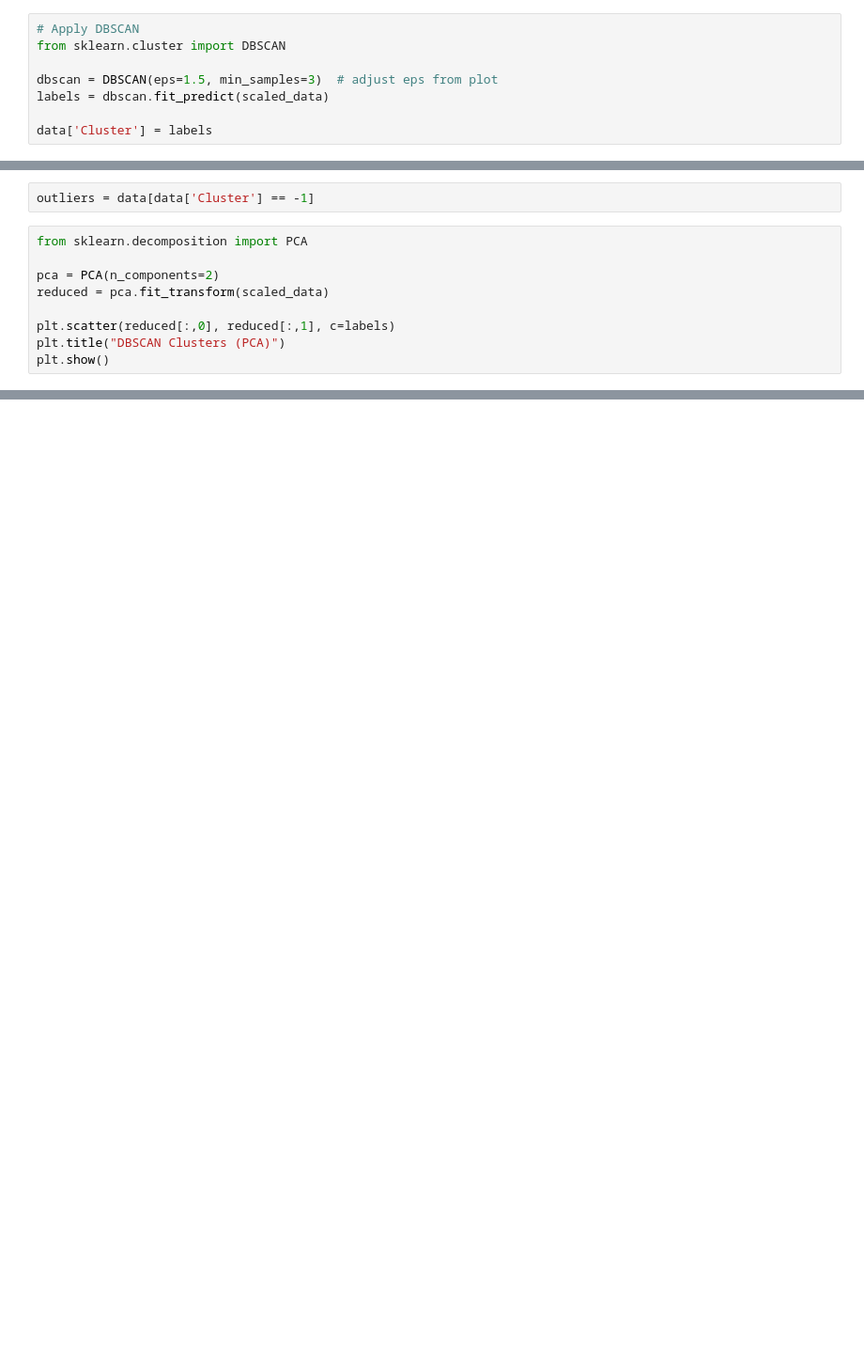
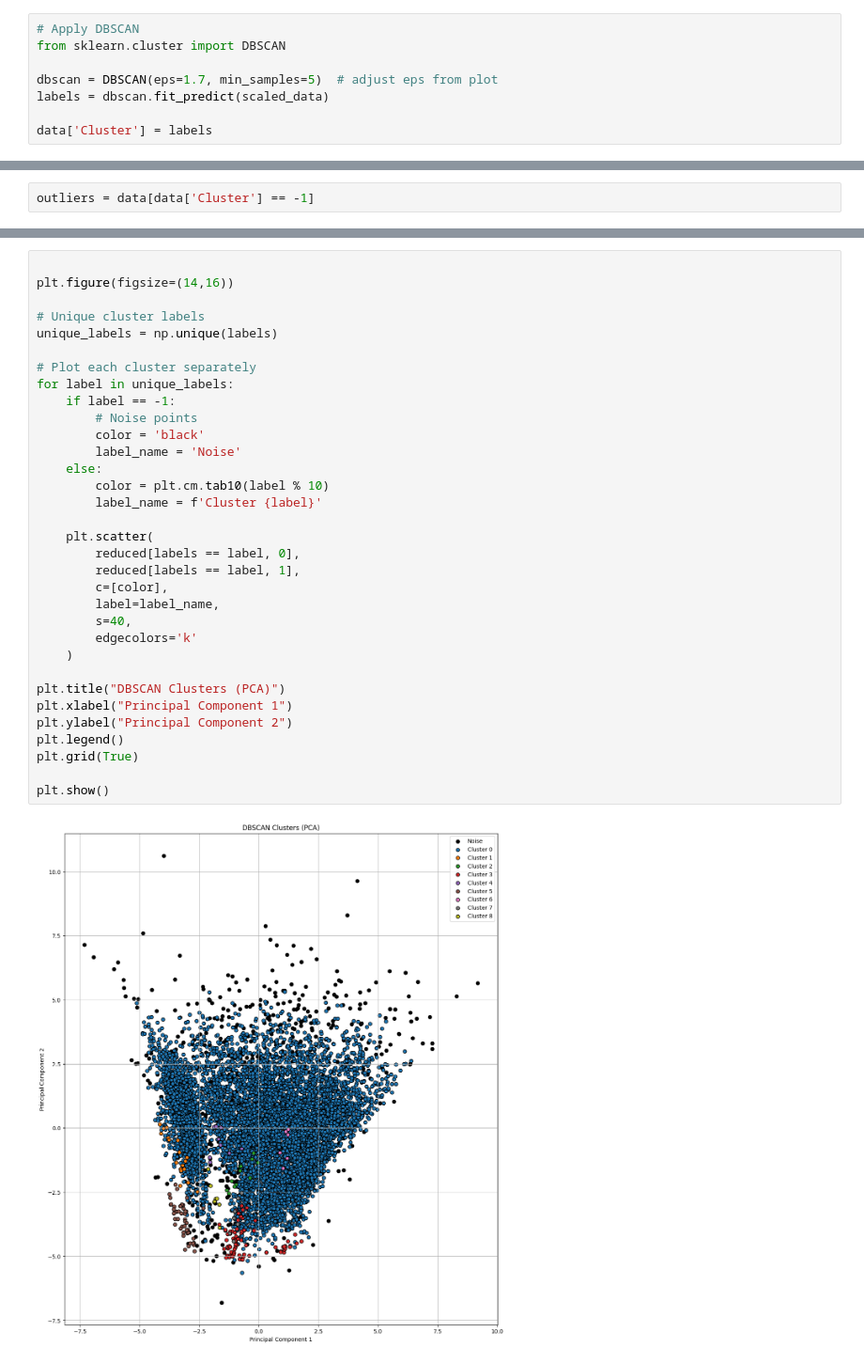
Before and after one commit to Ankit-07-chy/CS2207-Assignment, a Jupyter notebook: code/experiments/notebook.ipynb, the cells around one changed output, grey strips where cells are left out. Shown at 94% size. Cells and saved outputs as stored; diff of their text form; blank space fills up the shorter version.

```diff
--- a/code/experiments/notebook.ipynb
+++ b/code/experiments/notebook.ipynb
@@ -193,7 +193,7 @@ plt.show()
 # Apply DBSCAN
 from sklearn.cluster import DBSCAN
 
-dbscan = DBSCAN(eps=1.5, min_samples=3)  # adjust eps from plot
+dbscan = DBSCAN(eps=1.7, min_samples=5)  # adjust eps from plot
 labels = dbscan.fit_predict(scaled_data)
 
 data['Cluster'] = labels
@@ -239,12 +227,3 @@ Cluster
 Name: count, dtype: int64
 # %%
 outliers = data[data['Cluster'] == -1]
-# %%
-from sklearn.decomposition import PCA
-
-pca = PCA(n_components=2)
-reduced = pca.fit_transform(scaled_data)
-
-plt.scatter(reduced[:,0], reduced[:,1], c=labels)
-plt.title("DBSCAN Clusters (PCA)")
-plt.show()
@@ -253,3 +230,38 @@ plt.show()
+# %%
+
+plt.figure(figsize=(14,16))
+
+# Unique cluster labels
+unique_labels = np.unique(labels)
+
+# Plot each cluster separately
+for label in unique_labels:
+    if label == -1:
+        # Noise points
+        color = 'black'
+        label_name = 'Noise'
+    else:
+        color = plt.cm.tab10(label % 10)
+        label_name = f'Cluster {label}'
+
+    plt.scatter(
+        reduced[labels == label, 0],
+        reduced[labels == label, 1],
+        c=[color],
+        label=label_name,
+        s=40,
+        edgecolors='k'
+    )
+
+plt.title("DBSCAN Clusters (PCA)")
+plt.xlabel("Principal Component 1")
+plt.ylabel("Principal Component 2")
+plt.legend()
+plt.grid(True)
+
+plt.show()
+# %% [output]
+[figure, added]
 # %%
 # Profiling Outliers (Noise Points)
 print("="*80)
```
Also changed, not shown: parts of 4 cells of this notebook.
